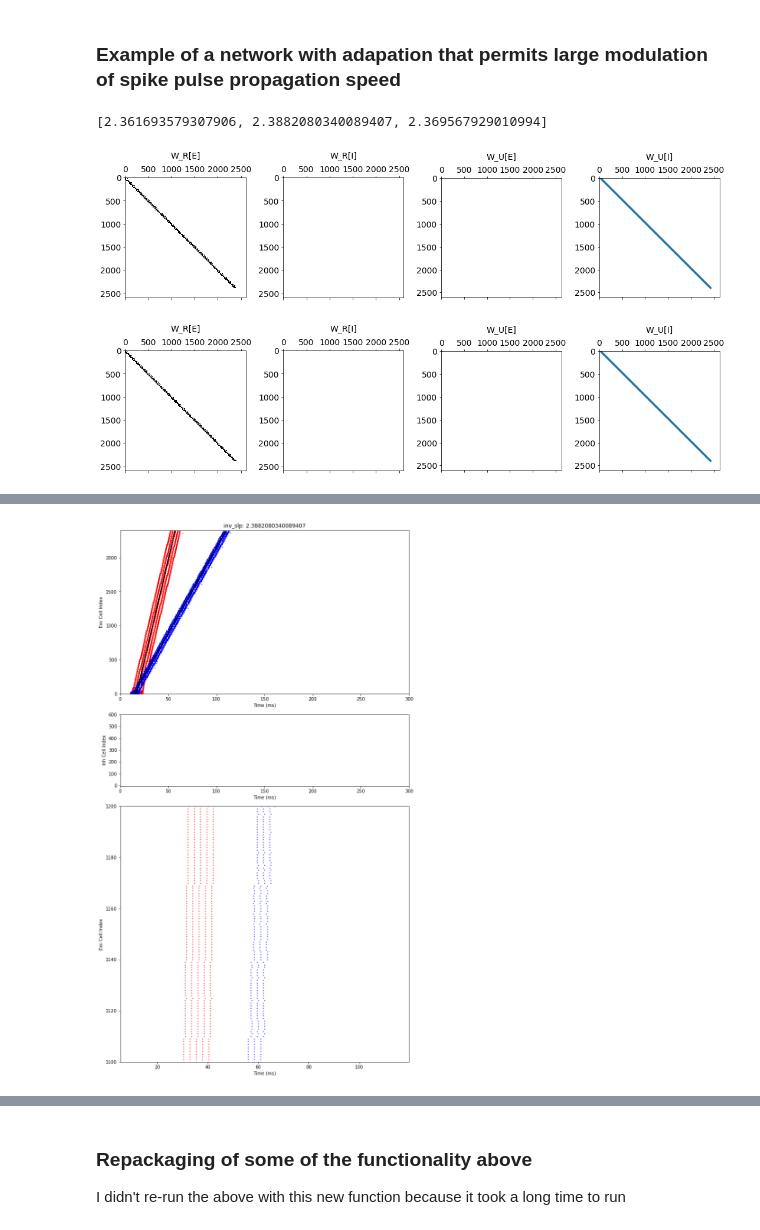
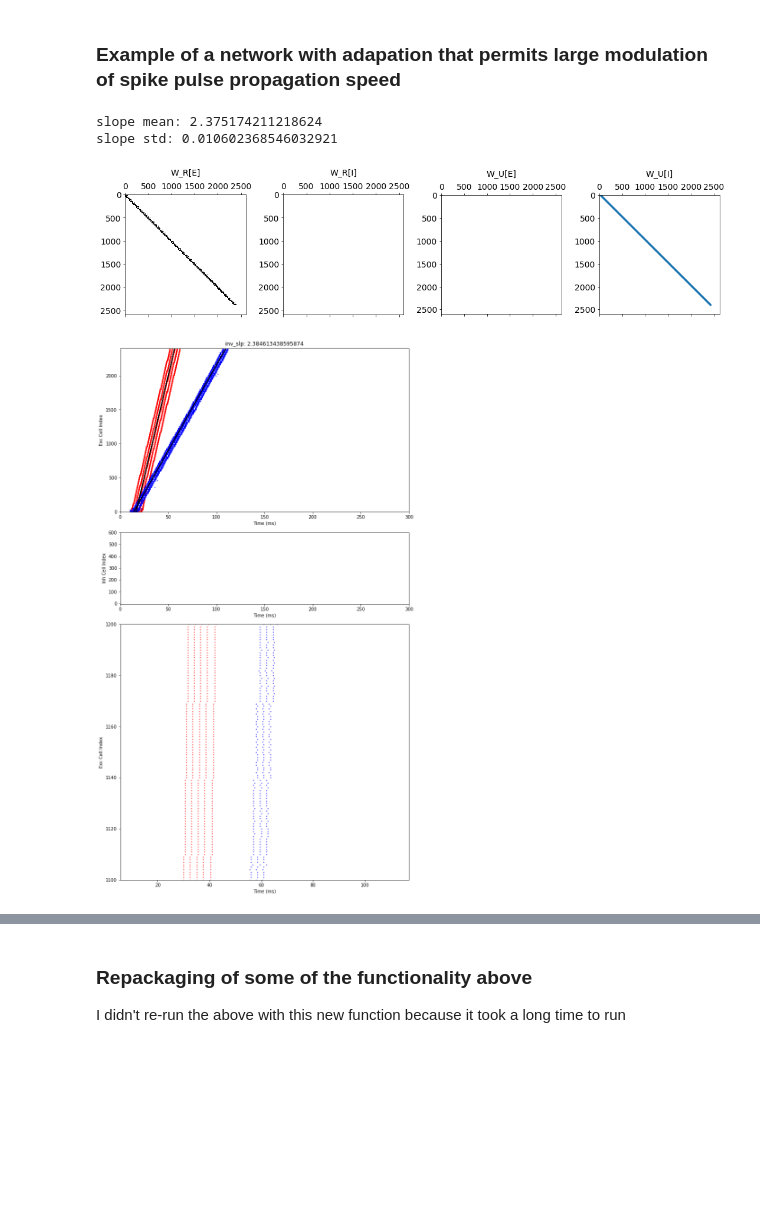
Before and after one commit to davidgbe/for_the_birds, a Jupyter notebook: D3_direct_inhibition_speed_control_biological_results.ipynb, the cells around one changed output, grey strips where cells are left out. Drawn from its saved outputs; the diff is of its cells as text; code cells hidden in the pictures; blank space fills up the shorter version.

```diff
--- a/D3_direct_inhibition_speed_control_biological_results.ipynb
+++ b/D3_direct_inhibition_speed_control_biological_results.ipynb
@@ -153,7 +153,7 @@ def run_test(m_t, w_e_i_r, w_i_e_r, w_e_e_r, w_e_e_f, w_uv, percent_cnxn_e_e, pe
             'A': m_t.W_A * np.eye(m_t.N_N),
         }
 
-        if show_connectivity:
+        if show_connectivity and rp_idx == 0:
             fig, axs = plt.subplots(1, 4, figsize=(15, 4), tight_layout=True)
             axs[0].matshow(w_r['E'], vmin=0, vmax=10e-6, cmap='binary')
             axs[0].set_title('W_R[E]\n')
@@ -423,16 +425,19 @@ def quick_plot(m, w_e_i_r, w_i_e_r, w_e_e_r, w_e_e_f, w_uva, percent_cnxn_e_e, p
 # %%
 '''
     Parameters:
         1. excitatory -> inhibitory weight
         2. inhibitory -> excitatory weight
         3. excitatory -> excitatory recursive (within chainlink) weight
         4. excitatory -> excitatory feed-forward (chainlink -> chainlink) weight
         5. weight of external inhibition
         6. fraction of total nuerons in excitatory chainlink that a single excitatory cell receieves afferents from'
         7. fraction of total nuerons in entire chain that a single inhibitory cell receieves afferents from
 '''
-quick_plot(m2, 0, 0, 1.5e-5, 1.5e-5, 1e-4, .6, 1., overlay=True, repeats=3)
+slopes = quick_plot(m2, 0, 0, 1.4e-5, 1.5e-5, 1e-4, .6, 1., overlay=True, repeats=20, n_show_only=3)
+print('slope mean:', slopes.mean())
+print('slope std:', slopes.std())
 # %% [output]
-[2.361693579307906, 2.3882080340089407, 2.369567929010994]
+slope mean: 2.375174211218624
+slope std: 0.010602368546032921
 [figure]
-[figure, old version]
+[figure, new version]
@@ -441 +445,0 @@ quick_plot(m2, 0, 0, 1.5e-5, 1.5e-5, 1e-4, .6, 1., overlay=True, repeats=3)
-[figure, removed]
```
Also changed, not shown: parts of 3 cells of this notebook.
